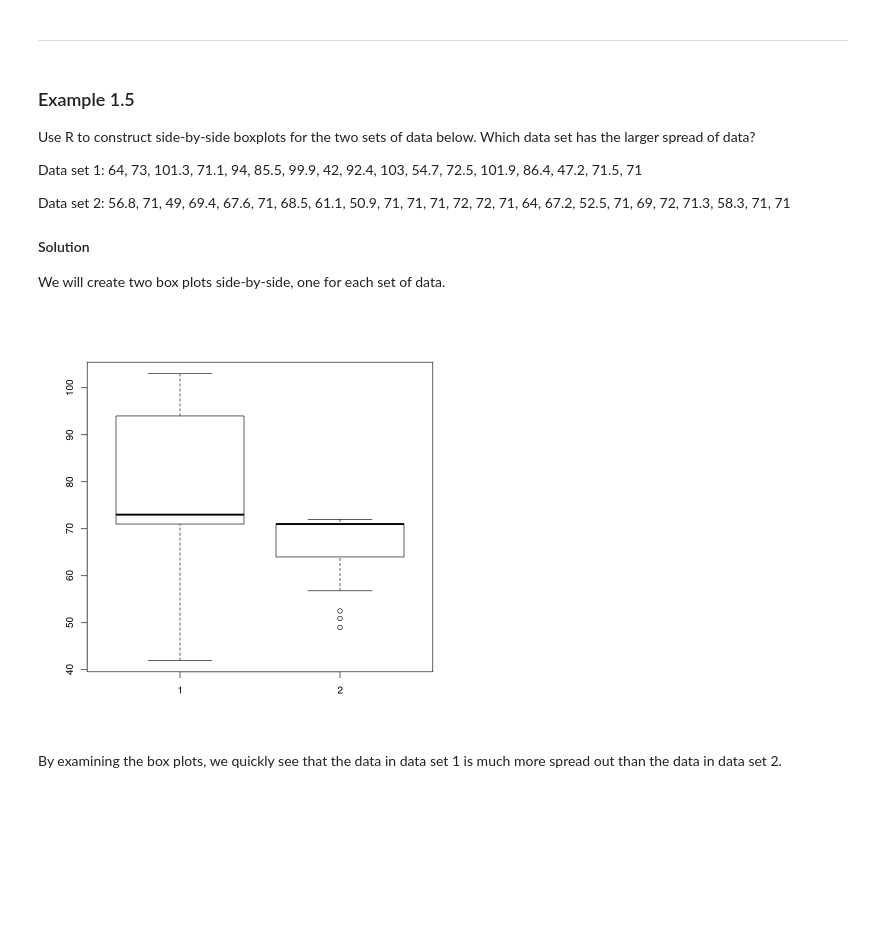
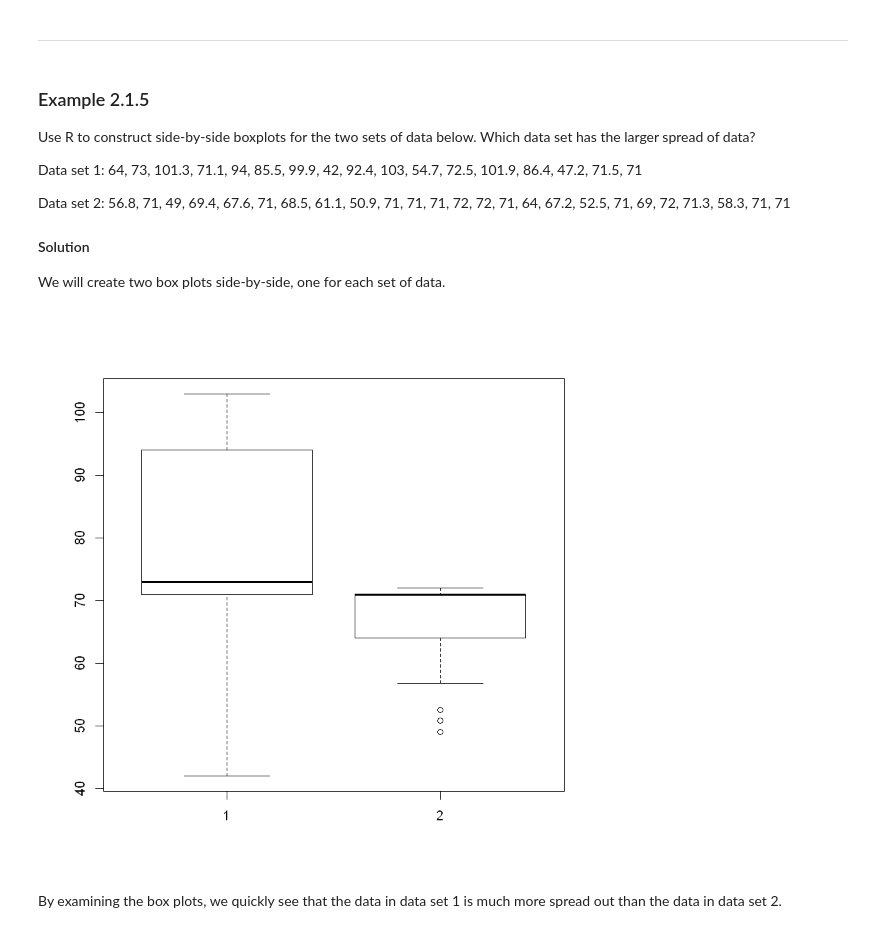
Before and after one commit to ProfBaldwin/IntroductoryStatistics, a Jupyter notebook: Ch2 Descriptive Statistics/2.1 Measures of Position.ipynb, the cells around one changed output. Saved outputs shown, nothing was run; the diff lists cells and outputs as text; code cells hidden in the pictures; blank space fills up the shorter version.

```diff
--- a/Ch2 Descriptive Statistics/2.1 Measures of Position.ipynb
+++ b/Ch2 Descriptive Statistics/2.1 Measures of Position.ipynb
@@ -234,7 +234,7 @@ By providing the <code>boxplot</code> function with multiple sets of data, we ca
 # %% [markdown]
 ***
 # %% [markdown]
-### Example 1.5
+### Example 2.1.5
 Use R to construct side-by-side boxplots for the two sets of data below. Which data set has the larger spread of data?
 
 Data set 1:
@@ -247,13 +247,13 @@ Data set 2:
 #### Solution
 We will create two box plots side-by-side, one for each set of data.
 # %%
-#**ALT=Two boxplots, one each for the two data sets in example 1.4**#
-data1 <- c(64, 73, 101.3, 71.1, 94, 85.5, 99.9, 42, 92.4, 103, 54.7, 72.5, 101.9, 86.4, 47.2, 71.5, 71)
-data2 <- c(56.8, 71, 49, 69.4, 67.6, 71, 68.5, 61.1, 50.9, 71, 71, 71, 72, 72, 71, 64, 67.2, 52.5, 71, 69, 72, 71.3, 58.3, 71, 71)
+#**ALT=Two boxplots, one each for the two data sets in example 1.5**#
+data1 = c(64, 73, 101.3, 71.1, 94, 85.5, 99.9, 42, 92.4, 103, 54.7, 72.5, 101.9, 86.4, 47.2, 71.5, 71)
+data2 = c(56.8, 71, 49, 69.4, 67.6, 71, 68.5, 61.1, 50.9, 71, 71, 71, 72, 72, 71, 64, 67.2, 52.5, 71, 69, 72, 71.3, 58.3, 71, 71)
 
 boxplot(data1, data2)
 # %% [output]
-[figure, old version]
+[figure, new version]
 # %% [markdown]
 By examining the box plots, we quickly see that the data in data set 1 is much more spread out than the data in data set 2.
 # %% [markdown]
```
Also changed, not shown: parts of 12 cells of this notebook, 15 other files.
